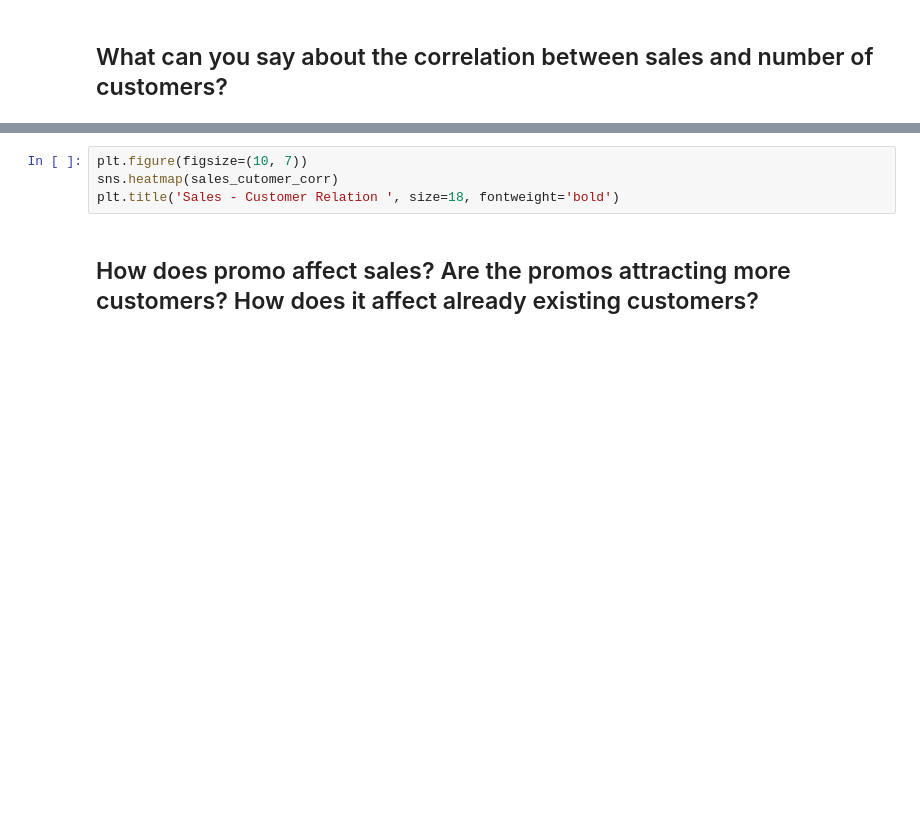
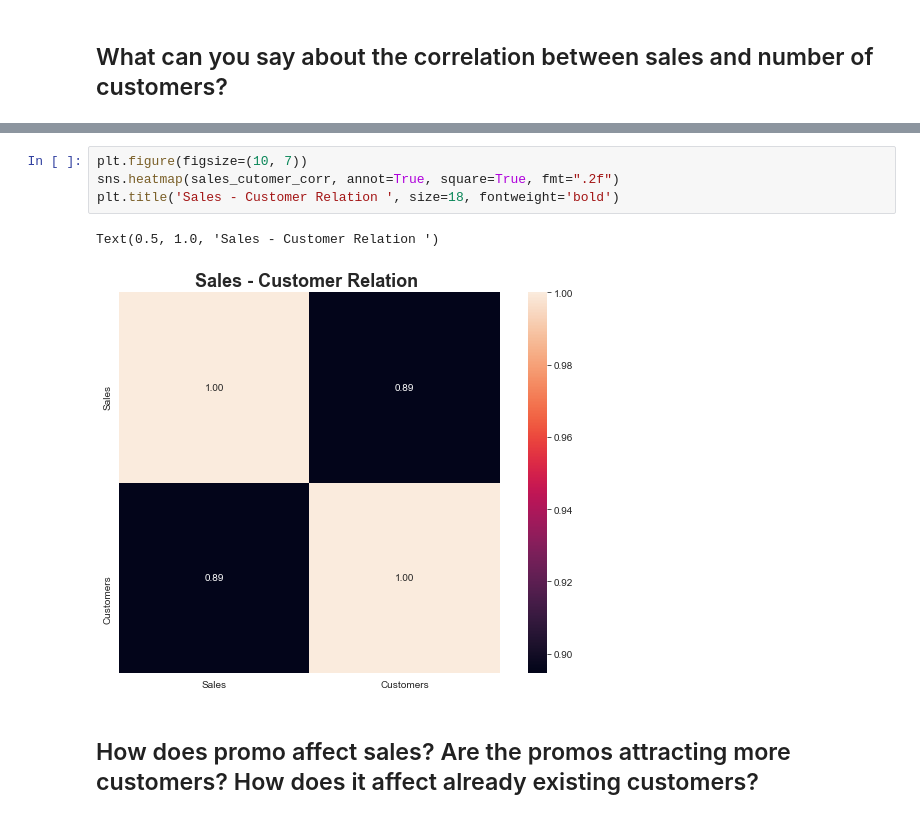
Before and after one commit to DePacifier/pharmacy_sales_prediction, a Jupyter notebook: notebooks/data_exploration.ipynb, the cells around one changed output, grey strips where cells are left out. Drawn from its saved outputs; the diff is of its cells as text; blank space fills up the shorter version.

```diff
--- a/notebooks/data_exploration.ipynb
+++ b/notebooks/data_exploration.ipynb
@@ -206,7 +327,10 @@ sales_cutomer_corr
 # %%
 plt.figure(figsize=(10, 7))
-sns.heatmap(sales_cutomer_corr)
+sns.heatmap(sales_cutomer_corr, annot=True, square=True, fmt=".2f")
 plt.title('Sales - Customer Relation ', size=18, fontweight='bold')
+# %% [output]
+Text(0.5, 1.0, 'Sales - Customer Relation ')
+[figure, added]
 # %% [markdown]
 ## How does promo affect sales? Are the promos attracting more customers? How does it affect already existing customers?
 # %% [markdown]
```
Also changed, not shown: parts of 49 cells of this notebook, 2 other files.
